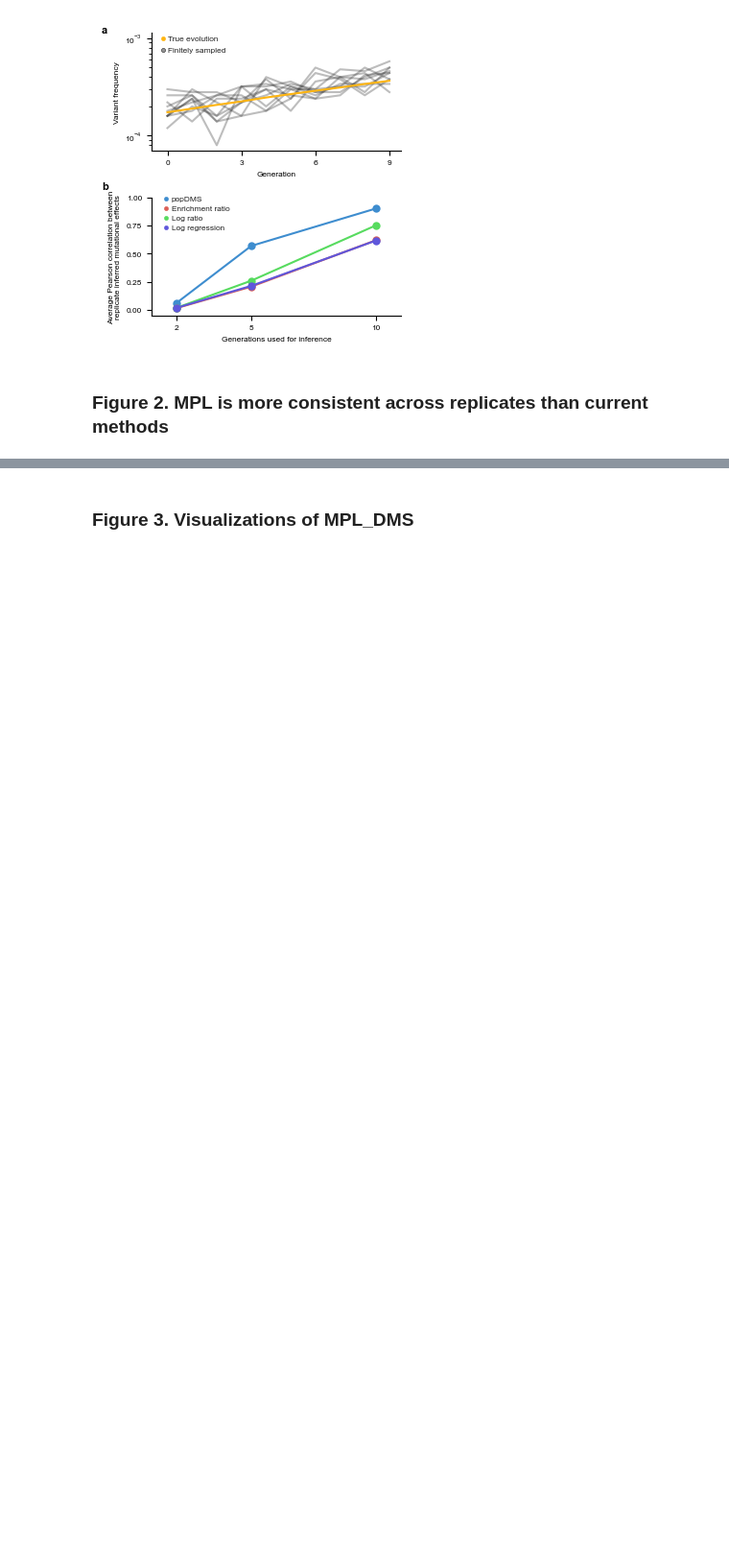
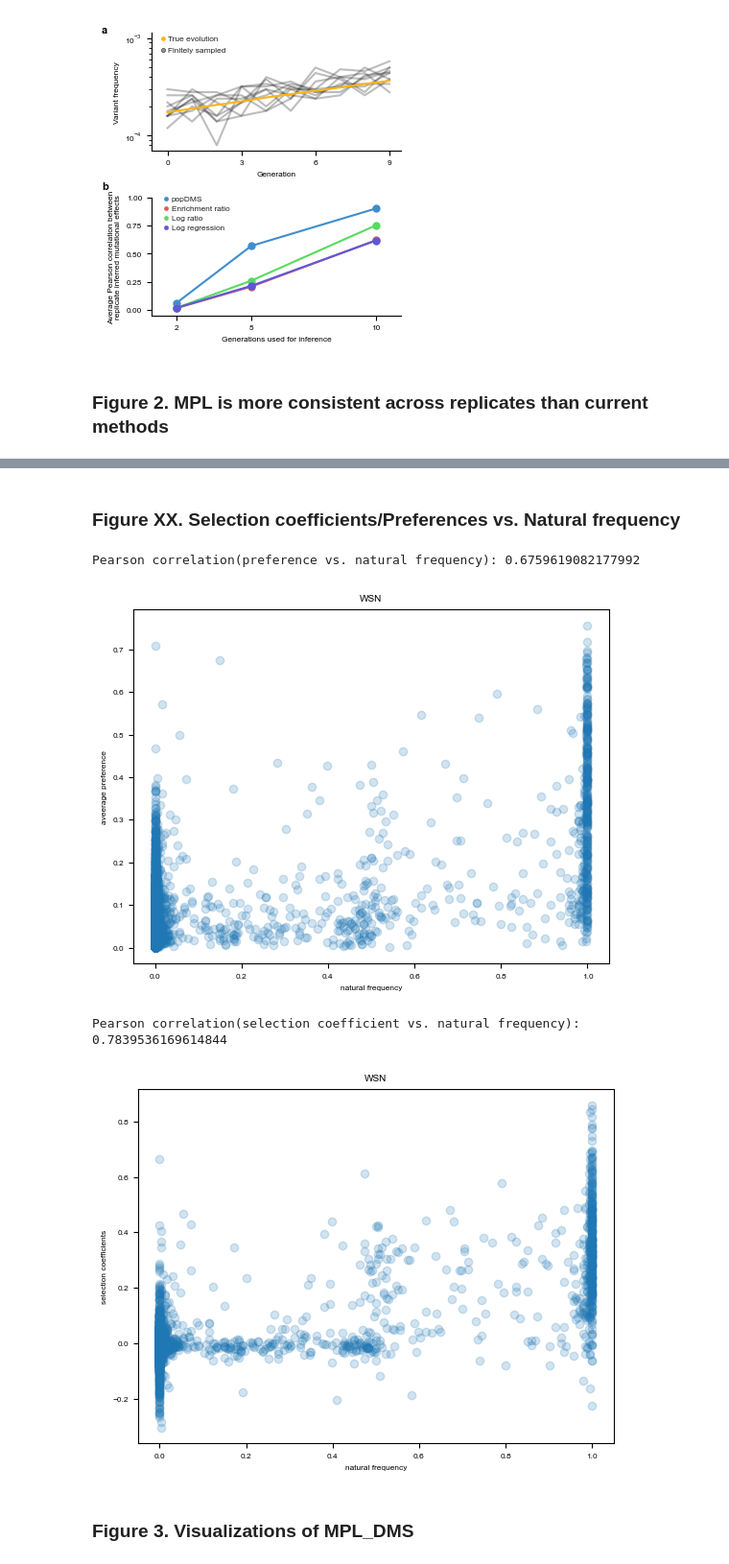
Before and after one commit to bartonlab/paper-DMS-inference, a Jupyter notebook: figures.ipynb, the cells around one changed output, grey strips where cells are left out. Shown at 96% size. Cells and saved outputs as stored; diff of their text form; code cells hidden in the pictures; blank space fills up the shorter version.

```diff
--- a/figures.ipynb
+++ b/figures.ipynb
@@ -75,3 +102,48 @@ plt.show()
+# %% [markdown]
+### Figure XX. Selection coefficients/Preferences vs. Natural frequency<a class = "anchor" id = "Sele_pref_natual_freq"></a>
+# %%
+df_freq = pd.read_csv('./data/raw_data/H1_HumanSwine_alignment_frequencie.txt', sep="\t")
+df_freq = df_freq.drop(['SITE_ENTROPY', 'WT_AA', '#SITE'], axis=1)
+df_sele = pd.read_csv('./outputs/selection_coefficients/WSN_-2.csv.gz')
+# df_sele = pd.read_csv('/Users/zhenchenhong/Downloads/paper-DMS-inference/outputs/selection_coefficients/WSN_-2.csv.gz')
+df_sele['amino_acid'] = 'PI_'+df_sele['amino_acid']
+df_sele = df_sele[df_sele['amino_acid']!='PI_*']
+df_pref1 = pd.read_csv('./data/prefs/WSN-1_prefs.txt', sep="\t")
+df_pref1 = df_pref1.drop(['#SITE', 'WT_AA', 'SITE_ENTROPY', 'PI_*'], axis = 1)
+df_pref2 = pd.read_csv('./data/prefs/WSN-2_prefs.txt', sep="\t")
+df_pref2 = df_pref2.drop(['#SITE', 'WT_AA', 'SITE_ENTROPY', 'PI_*'], axis = 1)
+df_pref3 = pd.read_csv('./data/prefs/WSN-3_prefs.txt', sep="\t")
+df_pref3 = df_pref3.drop(['#SITE', 'WT_AA', 'SITE_ENTROPY', 'PI_*'], axis = 1)
+df_pref = pd.concat([df_pref1, df_pref2, df_pref3]).groupby(level=0).mean()
+
+natural_freq = list(df_freq.iloc[1:].values.flatten())
+pref = list(df_pref.values.flatten())
+print('Pearson correlation(preference vs. natural frequency):', st.pearsonr(natural_freq, pref)[0])
+plt.scatter(natural_freq, pref, alpha=0.2)
+plt.xlabel('natural frequency')
+plt.ylabel('aveerage preference')
+plt.title('WSN')
+plt.show()
+
+sele_list = []
+freq_list = []
+
+for site in range(df_freq.shape[0]):
+    for aa in df_sele['amino_acid'].unique():
+        sele_list.append(df_sele.loc[(df_sele['site']==site) & (df_sele['amino_acid']==aa)]['rep_1'].values[0])
+        freq_list.append(df_freq.iloc[site][aa])
+print('Pearson correlation(selection coefficient vs. natural frequency):', st.pearsonr(sele_list, freq_list)[0])
+plt.scatter(freq_list, sele_list, alpha=0.2)
+plt.title('MPL vs. natural frequency')
+plt.xlabel('natural frequency')
+plt.ylabel('selection coefficients')
+plt.title('WSN')
+plt.show()
+# %% [output]
+Pearson correlation(preference vs. natural frequency): 0.6759619082177992
+[figure, added]
+Pearson correlation(selection coefficient vs. natural frequency): 0.7839536169614844
+[figure, added]
 # %% [markdown]
 ### Figure 3. Visualizations of MPL_DMS<a class = "anchor" id = "visualization"></a>
 # %%
```
Also changed, not shown: parts of 3 cells of this notebook, 37 other files.
